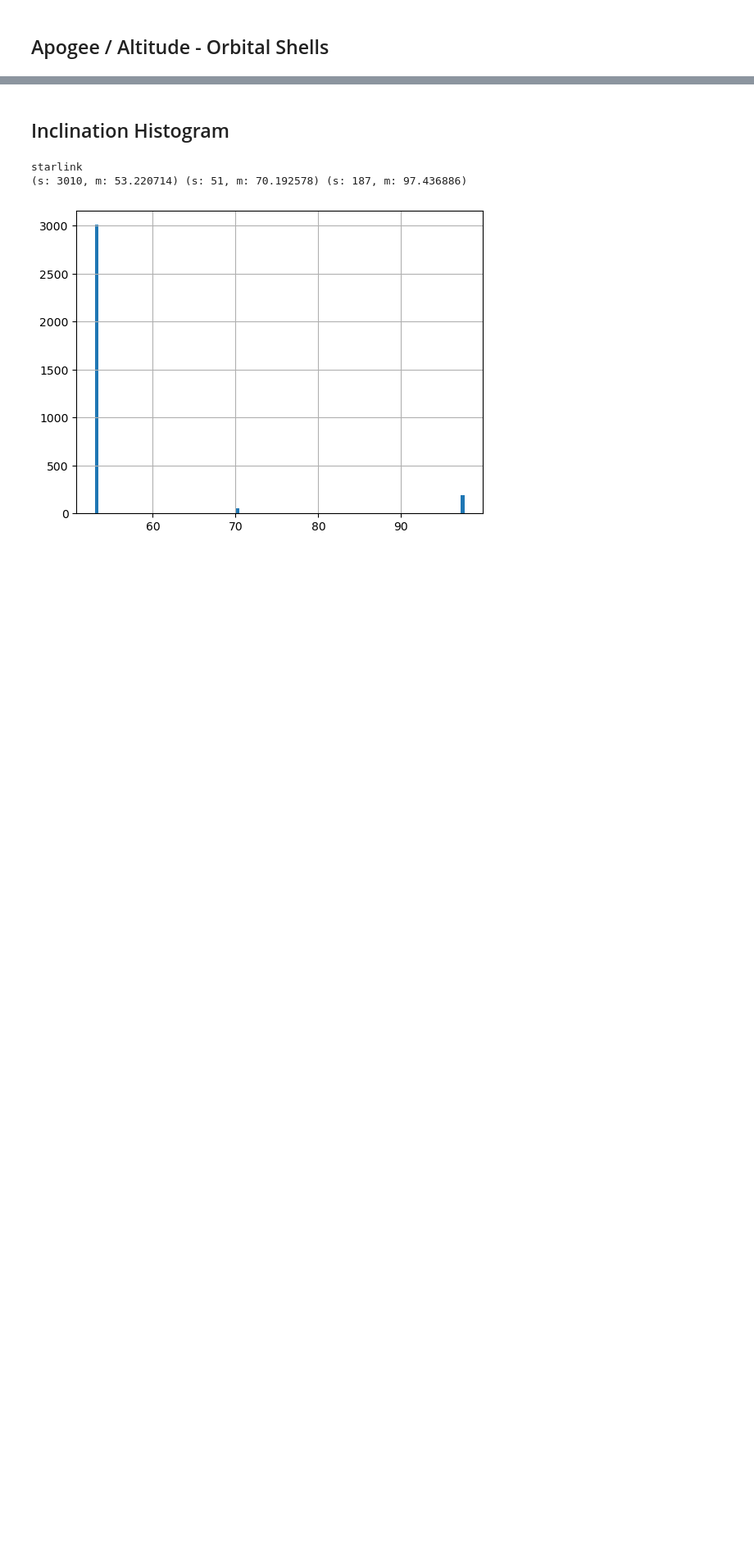
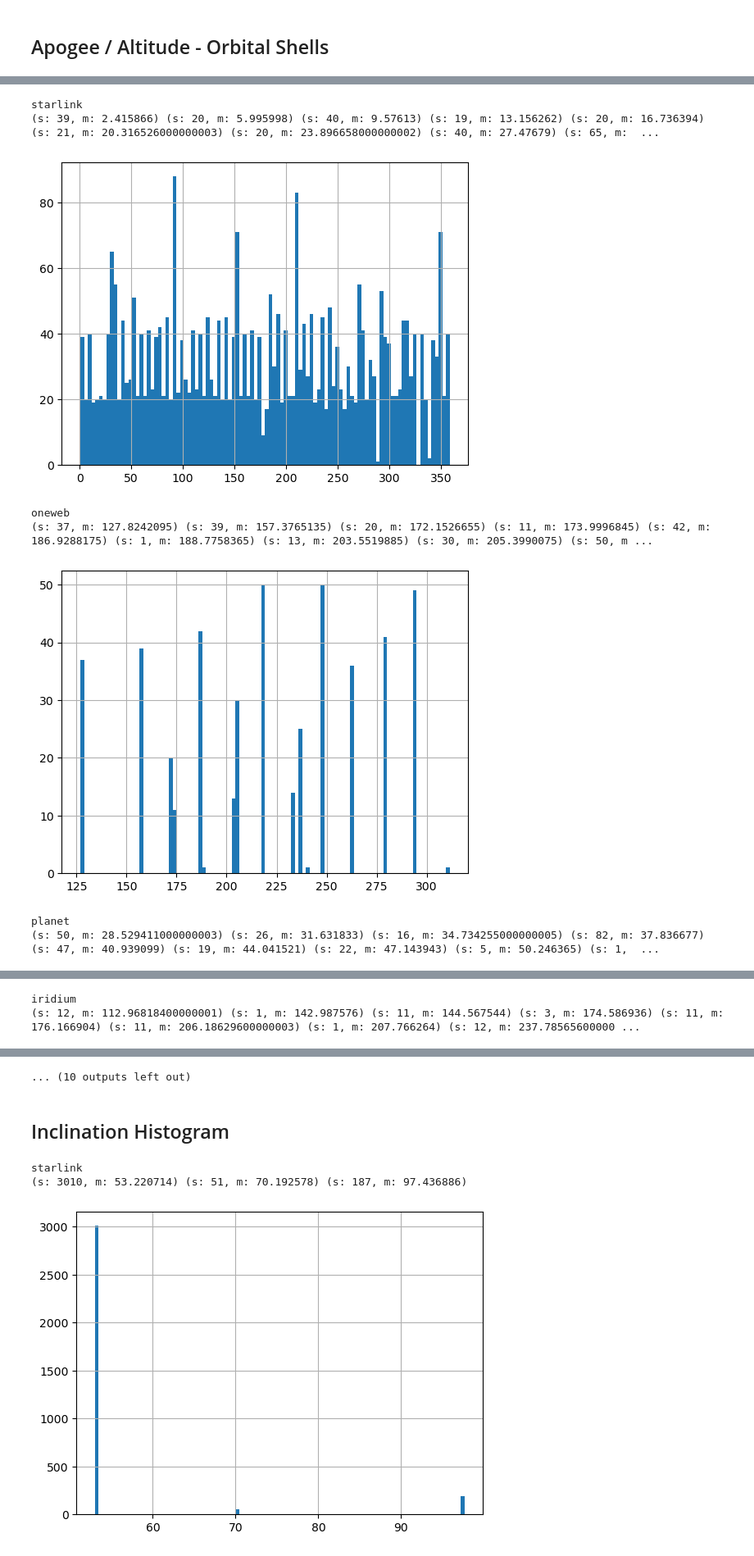
Before and after one commit to Rakagami/datascience_satellites_and_me, a Jupyter notebook: constellations.ipynb, the cells around one changed output, grey strips where cells are left out. Shown: that part at 82% size. Cells and saved outputs as stored; diff of their text form; code cells hidden in the pictures; blank space fills up the shorter version.

Commit message:
Some additional diagrams

```diff
--- a/constellations.ipynb
+++ b/constellations.ipynb
@@ -114,0 +109,24 @@ Apogee that are NaN 0 from total of 24
+# %%
+for c in df_dict:
+    print(c)
+    hist, edges = np.histogram(df_dict[c]["RA_OF_ASC_NODE"], bins=100)
+    size_mean = []
+    for i in range(len(hist)):
+        if(hist[i] > 0):
+            #print("Bin of size", hist[i], "From {} to {}".format(edges[i], edges[i+1]))
+            size_mean.append((hist[i], (edges[i] + edges[i+1]) / 2))
+    for s, m in size_mean:
+        print("(s: {}, m: {}) ".format(s, m), end="")
+    print("")
+    #print("histlen", len(hist), "edgelen", len(edges))
+    df_dict[c]["RA_OF_ASC_NODE"].hist(bins=100)
+    plt.show()
+# %% [output]
+starlink
+(s: 39, m: 2.415866) (s: 20, m: 5.995998) (s: 40, m: 9.57613) (s: 19, m: 13.156262) (s: 20, m: 16.736394) (s: 21, m: 20.316526000000003) (s: 20, m: 23.896658000000002) (s: 40, m: 27.47679) (s: 65, m:  ...
+[figure, added]
+oneweb
+(s: 37, m: 127.8242095) (s: 39, m: 157.3765135) (s: 20, m: 172.1526655) (s: 11, m: 173.9996845) (s: 42, m: 186.9288175) (s: 1, m: 188.7758365) (s: 13, m: 203.5519885) (s: 30, m: 205.3990075) (s: 50, m ...
+[figure, added]
+planet
+(s: 50, m: 28.529411000000003) (s: 26, m: 31.631833) (s: 16, m: 34.734255000000005) (s: 82, m: 37.836677) (s: 47, m: 40.939099) (s: 19, m: 44.041521) (s: 22, m: 47.143943) (s: 5, m: 50.246365) (s: 1,  ...
@@ -114,0 +134,2 @@ Apogee that are NaN 0 from total of 24
+iridium
+(s: 12, m: 112.96818400000001) (s: 1, m: 142.987576) (s: 11, m: 144.567544) (s: 3, m: 174.586936) (s: 11, m: 176.166904) (s: 11, m: 206.18629600000003) (s: 1, m: 207.766264) (s: 12, m: 237.78565600000 ...
@@ -115,3 +143,4 @@ Apogee that are NaN 0 from total of 24
+... (10 outputs left out)
 # %% [markdown]
 ## Inclination Histogram
 # %%
```
Also changed, not shown: parts of 16 cells of this notebook, 1 other file.
